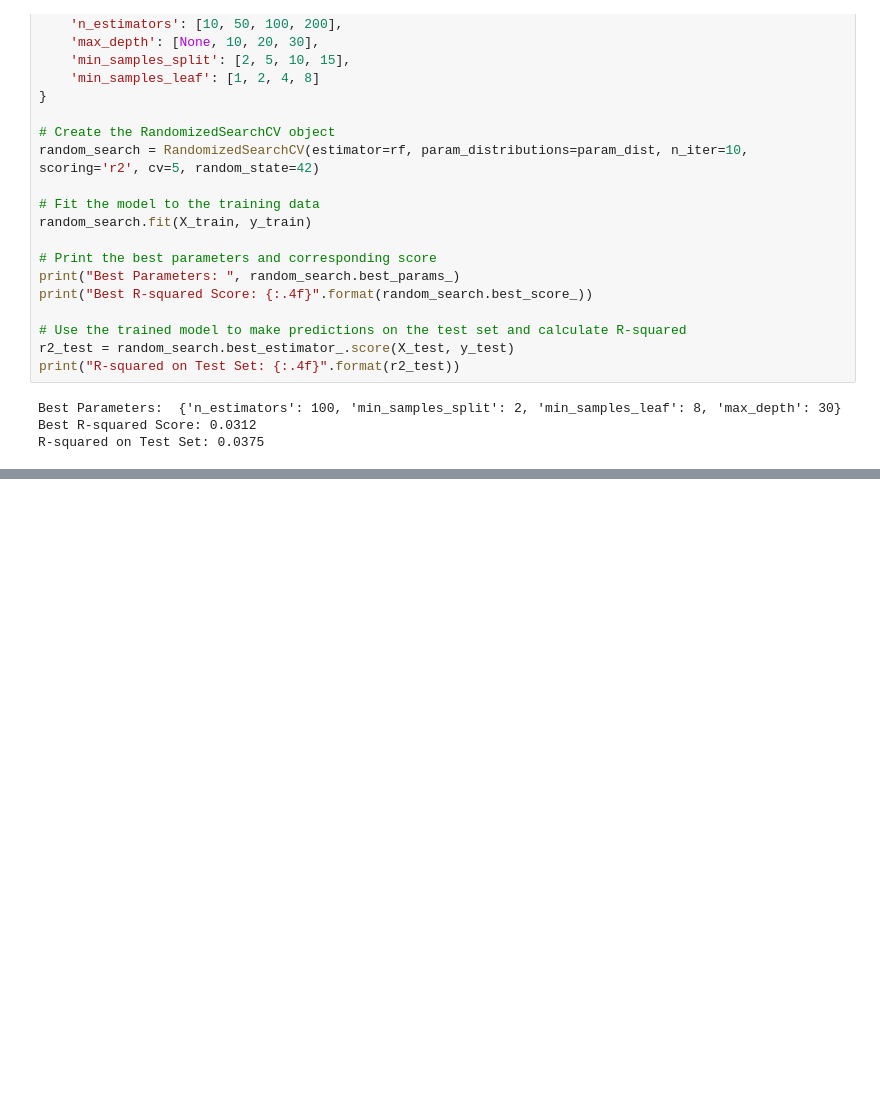
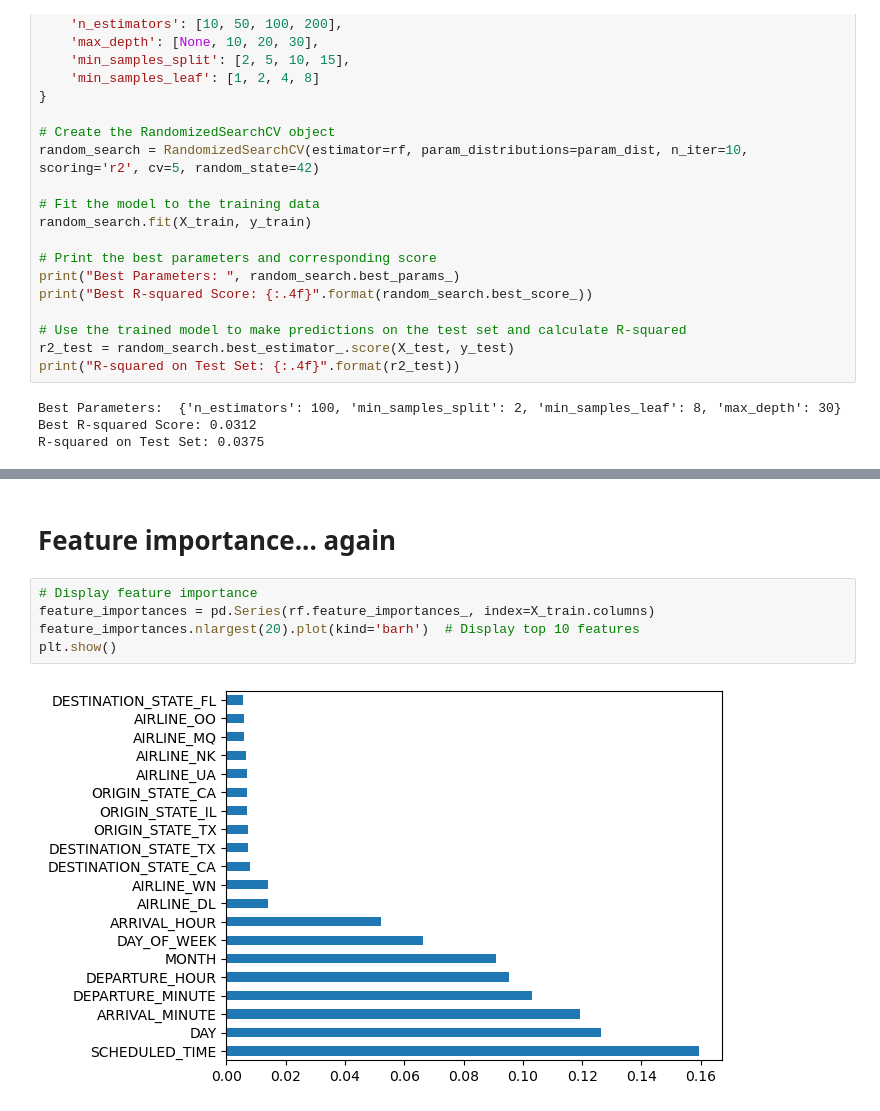
Before and after one commit to Draztrazz/BigDataProject, a Jupyter notebook: Preprocessing_fr.ipynb, the cells around one changed output, grey strips where cells are left out. Saved outputs shown, nothing was run; the diff lists cells and outputs as text; blank space fills up the shorter version.

```diff
--- a/Preprocessing_fr.ipynb
+++ b/Preprocessing_fr.ipynb
@@ -521,0 +582,9 @@ R-squared on Test Set: 0.0375
+# %% [markdown]
+# Feature importance... again
+# %%
+# Display feature importance
+feature_importances = pd.Series(rf.feature_importances_, index=X_train.columns)
+feature_importances.nlargest(20).plot(kind='barh')  # Display top 10 features
+plt.show()
+# %% [output]
+[figure, added]
```
Also changed, not shown: parts of 20 cells of this notebook.
